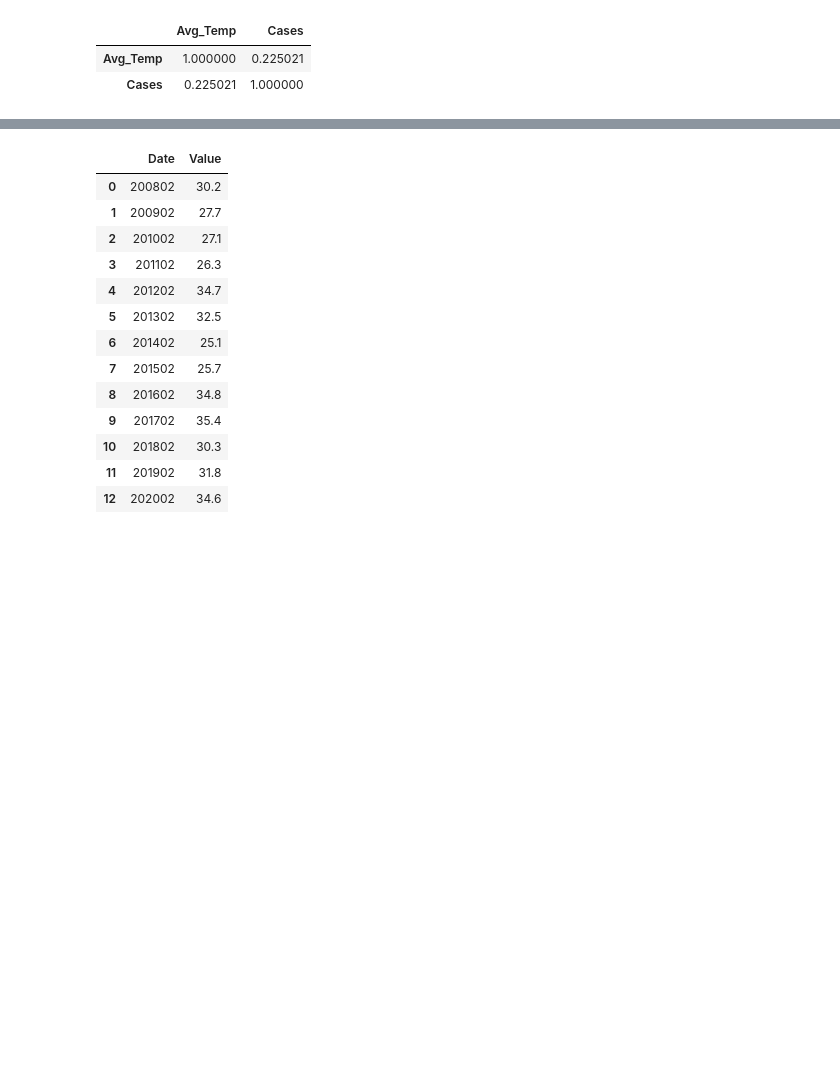
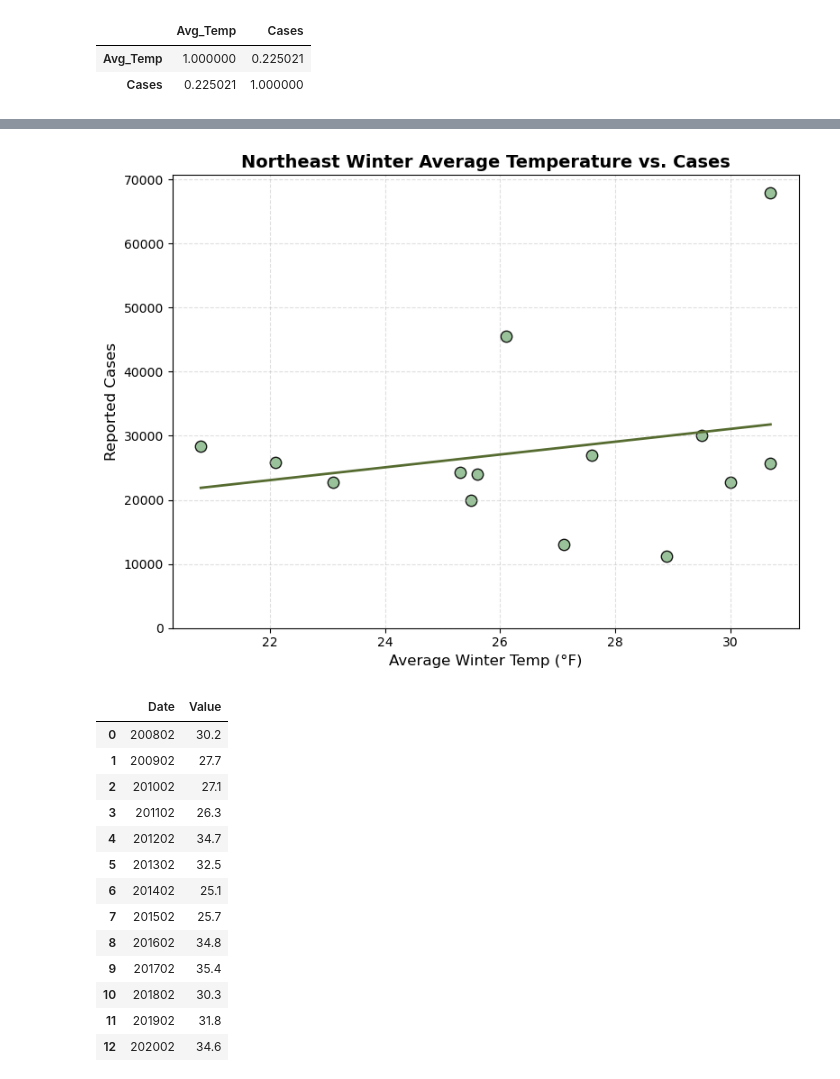
Before and after one commit to dzapata915/Lyme_Disease, a Jupyter notebook: weather_lyme.ipynb, the cells around one changed output, grey strips where cells are left out. Drawn from its saved outputs; the diff is of its cells as text; code cells hidden in the pictures; blank space fills up the shorter version.

```diff
--- a/weather_lyme.ipynb
+++ b/weather_lyme.ipynb
@@ -559,3 +617,35 @@ plt.show()
+# %%
+plt.figure(figsize=(8, 6))
+
+sns.regplot(
+    data=NE_case_temp,
+    x='Avg_Temp',
+    y='Cases',
+    scatter_kws={
+        'color': '#8FBC8F',     # consistent soft green dots
+        's': 80,
+        'edgecolor': 'black',
+        'alpha': 0.9
+    },
+    line_kws={
+        'color': '#556B2F',     # consistent dark olive green line
+        'linewidth': 2
+    },
+    ci=None
+)
+
+# Titles and labels
+plt.title('Northeast Winter Average Temperature vs. Cases', fontsize=14, fontweight='bold')
+plt.xlabel('Average Winter Temp (°F)', fontsize=12)
+plt.ylabel('Reported Cases', fontsize=12)
+
+# Grid and layout
+plt.grid(True, linestyle='--', alpha=0.4)
+plt.tight_layout()
+plt.ylim(bottom=0)
+plt.show()
+# %% [output]
+[figure, added]
 # %%
 ohio_winter = pd.read_csv('../data/Ohio winter temps.csv')
 # %%
```
Also changed, not shown: parts of 4 cells of this notebook, 2 other files.
